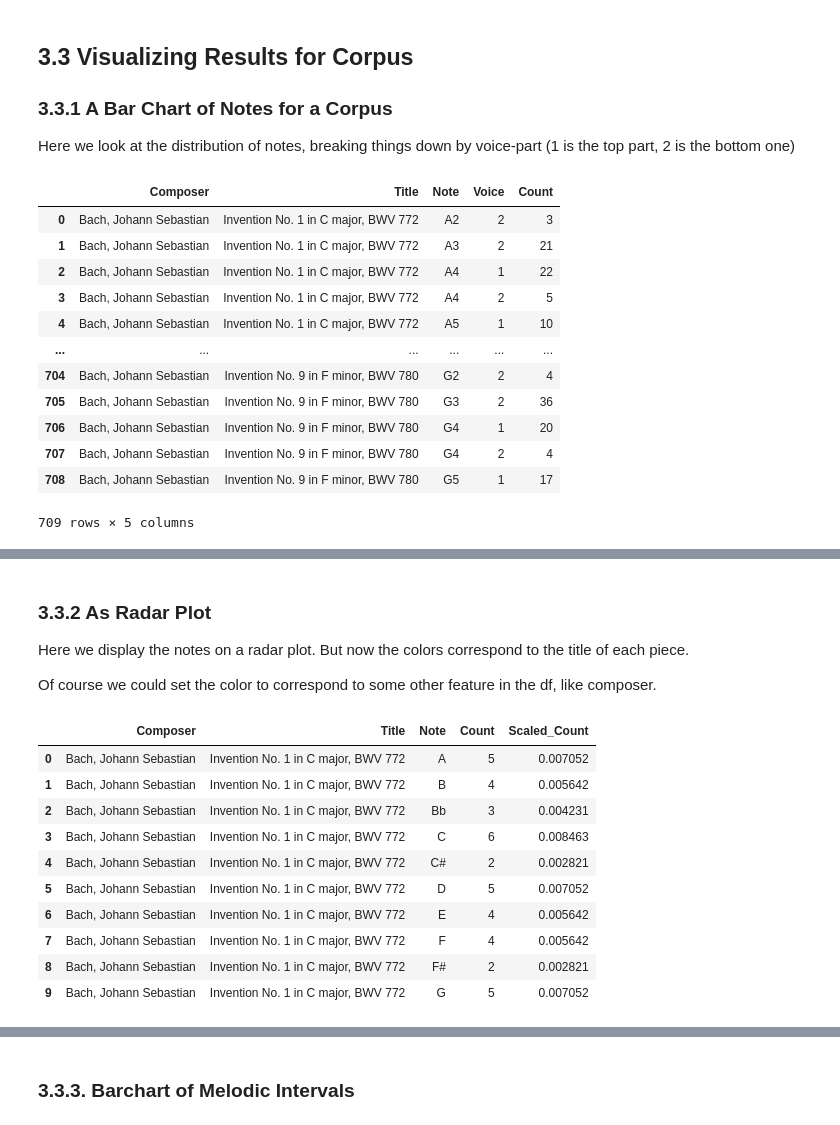
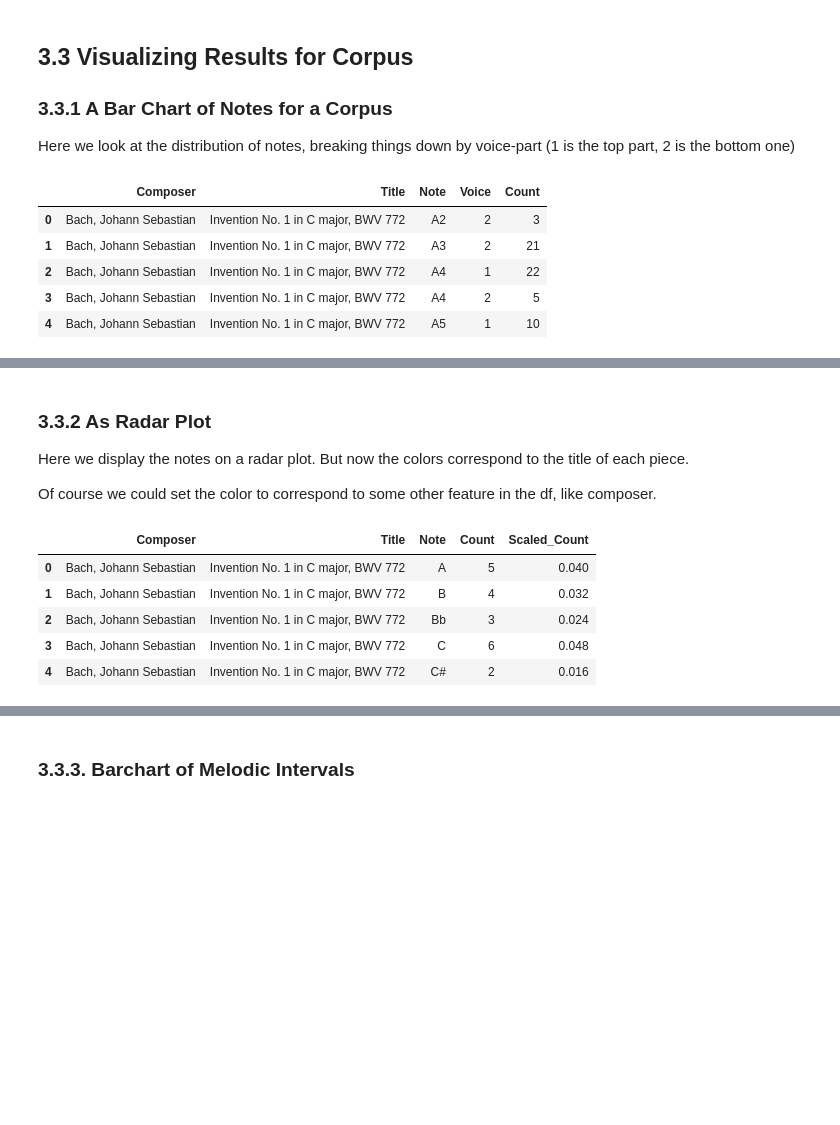
Before and after one commit to RichardFreedman/Heidelberg_Class, a Jupyter notebook: 04 MEI M21 CRIM Intervals/CRIM_Intervals_Duos.ipynb, the cells around one changed output, grey strips where cells are left out. Cells and saved outputs as stored; diff of their text form; code cells hidden in the pictures; blank space fills up the shorter version.

```diff
--- a/04 MEI M21 CRIM Intervals/CRIM_Intervals_Duos.ipynb
+++ b/04 MEI M21 CRIM Intervals/CRIM_Intervals_Duos.ipynb
@@ -741,13 +757,13 @@ Here are all the corpus tools, in brief:
 ## 3.2  Corpus Notes
 # %%
 # define your corpus
-all_bach = glob.glob('MEI/Bach*')
-all_bach = sorted(all_bach)
-corpus = CorpusBase(all_bach)
 
-# pass it to the corpus_tool, note that the arguments determine the settings
+selected_pieces = ['MEI/Bach_BWV_0772.mei', 'MEI/Bach_BWV_0774.mei', 'MEI/Bach_BWV_0781.mei']
 
-corpus_note_df = corpus_notes(corpus, combine_unisons_choice=True, combine_rests_choice=False)
+corpus = CorpusBase(selected_pieces)
+
+# now we can get the notes for the corpus, and combine unisons but not rests
+corpus_note_df = corpus.notes(combine_unisons_choice=True, combine_rests_choice=False)
 corpus_note_df
 # %% [output]
 |  | Composer | Title | Date | 1 | 2 |
@@ -772,36 +788,30 @@ Here we look at the distribution of notes, breaking things down by voice-part (1
 # %%
 
 # run function and create chart
-corpus_note_df = corpus_notes(corpus, combine_unisons_choice=True, combine_rests_choice=False)
+corpus_note_df = corpus.notes(combine_unisons_choice=True, combine_rests_choice=False)
 
+# now we need to 'melt' the data around the voice parts to make things easier!
 value_vars= ['1', '2']
 id_vars = [col for col in corpus_note_df.columns if col not in value_vars]
 corpus_note_df_melted = pd.melt(corpus_note_df, value_vars=value_vars, id_vars=id_vars)
 corpus_note_df_melted.rename(columns={'variable': 'Voice', 'value': 'Note'}, inplace=True)
-corpus_note_df_melted
+
 # Clean data - remove Rest and NaN values
 df_clean = corpus_note_df_melted[
     (corpus_note_df_melted['Note'].notna()) &
     (corpus_note_df_melted['Note'] != 'Rest')
 ].copy()
 
 # Count notes by Composer Title Note and Voice
 corpus_note_counts = df_clean.groupby(['Composer', 'Title', 'Note', 'Voice']).size().reset_index(name='Count')
-corpus_note_counts
+corpus_note_counts.head(5)
 # %% [output]
 |  | Composer | Title | Note | Voice | Count |
 | 0 | Bach, Johann Sebastian | Invention No. 1 in C major, BWV 772 | A2 | 2 | 3 |
 | 1 | Bach, Johann Sebastian | Invention No. 1 in C major, BWV 772 | A3 | 2 | 21 |
 | 2 | Bach, Johann Sebastian | Invention No. 1 in C major, BWV 772 | A4 | 1 | 22 |
 | 3 | Bach, Johann Sebastian | Invention No. 1 in C major, BWV 772 | A4 | 2 | 5 |
 | 4 | Bach, Johann Sebastian | Invention No. 1 in C major, BWV 772 | A5 | 1 | 10 |
-| ... | ... | ... | ... | ... | ... |
-| 704 | Bach, Johann Sebastian | Invention No. 9 in F minor, BWV 780 | G2 | 2 | 4 |
-| 705 | Bach, Johann Sebastian | Invention No. 9 in F minor, BWV 780 | G3 | 2 | 36 |
-| 706 | Bach, Johann Sebastian | Invention No. 9 in F minor, BWV 780 | G4 | 1 | 20 |
-| 707 | Bach, Johann Sebastian | Invention No. 9 in F minor, BWV 780 | G4 | 2 | 4 |
-| 708 | Bach, Johann Sebastian | Invention No. 9 in F minor, BWV 780 | G5 | 1 | 17 |
-709 rows × 5 columns
 # %%
 # Create the bar chart
 
@@ -853,19 +863,14 @@ corpus_note_counts_grouped = corpus_clean.groupby(['Composer', 'Title', 'Note',
 # now let's scale the counts relative to the total number of notes in the piece
 total_notes = corpus_note_counts_grouped['Count'].sum()
 corpus_note_counts_grouped['Scaled_Count'] = corpus_note_counts_grouped['Count']/total_notes
-corpus_note_counts_grouped.head(10)
+corpus_note_counts_grouped.head(5)
 # %% [output]
 |  | Composer | Title | Note | Count | Scaled_Count |
-| 0 | Bach, Johann Sebastian | Invention No. 1 in C major, BWV 772 | A | 5 | 0.007052 |
-| 1 | Bach, Johann Sebastian | Invention No. 1 in C major, BWV 772 | B | 4 | 0.005642 |
-| 2 | Bach, Johann Sebastian | Invention No. 1 in C major, BWV 772 | Bb | 3 | 0.004231 |
-| 3 | Bach, Johann Sebastian | Invention No. 1 in C major, BWV 772 | C | 6 | 0.008463 |
-| 4 | Bach, Johann Sebastian | Invention No. 1 in C major, BWV 772 | C# | 2 | 0.002821 |
-| 5 | Bach, Johann Sebastian | Invention No. 1 in C major, BWV 772 | D | 5 | 0.007052 |
-| 6 | Bach, Johann Sebastian | Invention No. 1 in C major, BWV 772 | E | 4 | 0.005642 |
-| 7 | Bach, Johann Sebastian | Invention No. 1 in C major, BWV 772 | F | 4 | 0.005642 |
-| 8 | Bach, Johann Sebastian | Invention No. 1 in C major, BWV 772 | F# | 2 | 0.002821 |
-| 9 | Bach, Johann Sebastian | Invention No. 1 in C major, BWV 772 | G | 5 | 0.007052 |
+| 0 | Bach, Johann Sebastian | Invention No. 1 in C major, BWV 772 | A | 5 | 0.040 |
+| 1 | Bach, Johann Sebastian | Invention No. 1 in C major, BWV 772 | B | 4 | 0.032 |
+| 2 | Bach, Johann Sebastian | Invention No. 1 in C major, BWV 772 | Bb | 3 | 0.024 |
+| 3 | Bach, Johann Sebastian | Invention No. 1 in C major, BWV 772 | C | 6 | 0.048 |
+| 4 | Bach, Johann Sebastian | Invention No. 1 in C major, BWV 772 | C# | 2 | 0.016 |
 # %%
 # categorical sorting:  'fifths' or 'chromatic'
 pitch_class_order = fifths
```
Also changed, not shown: parts of 11 cells of this notebook, 1 other file.
